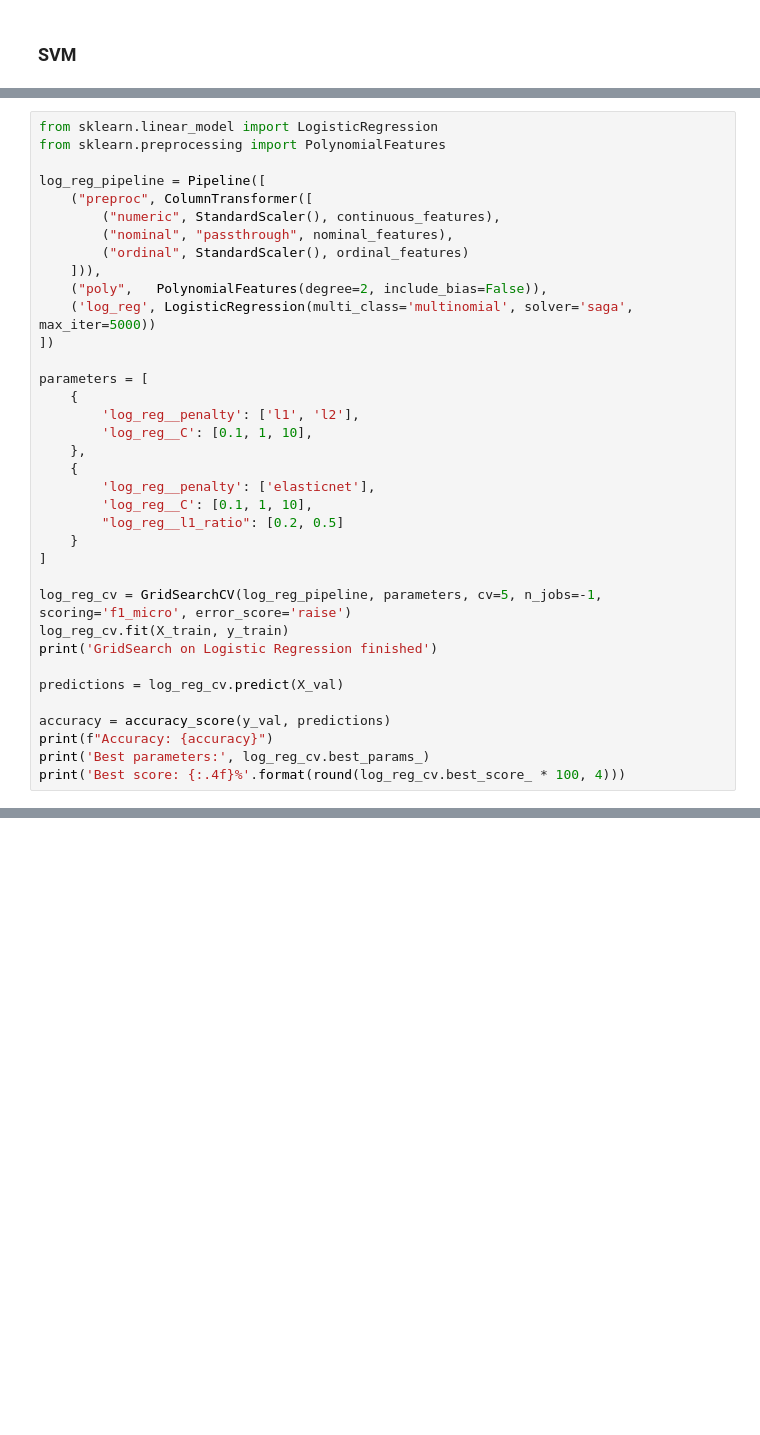
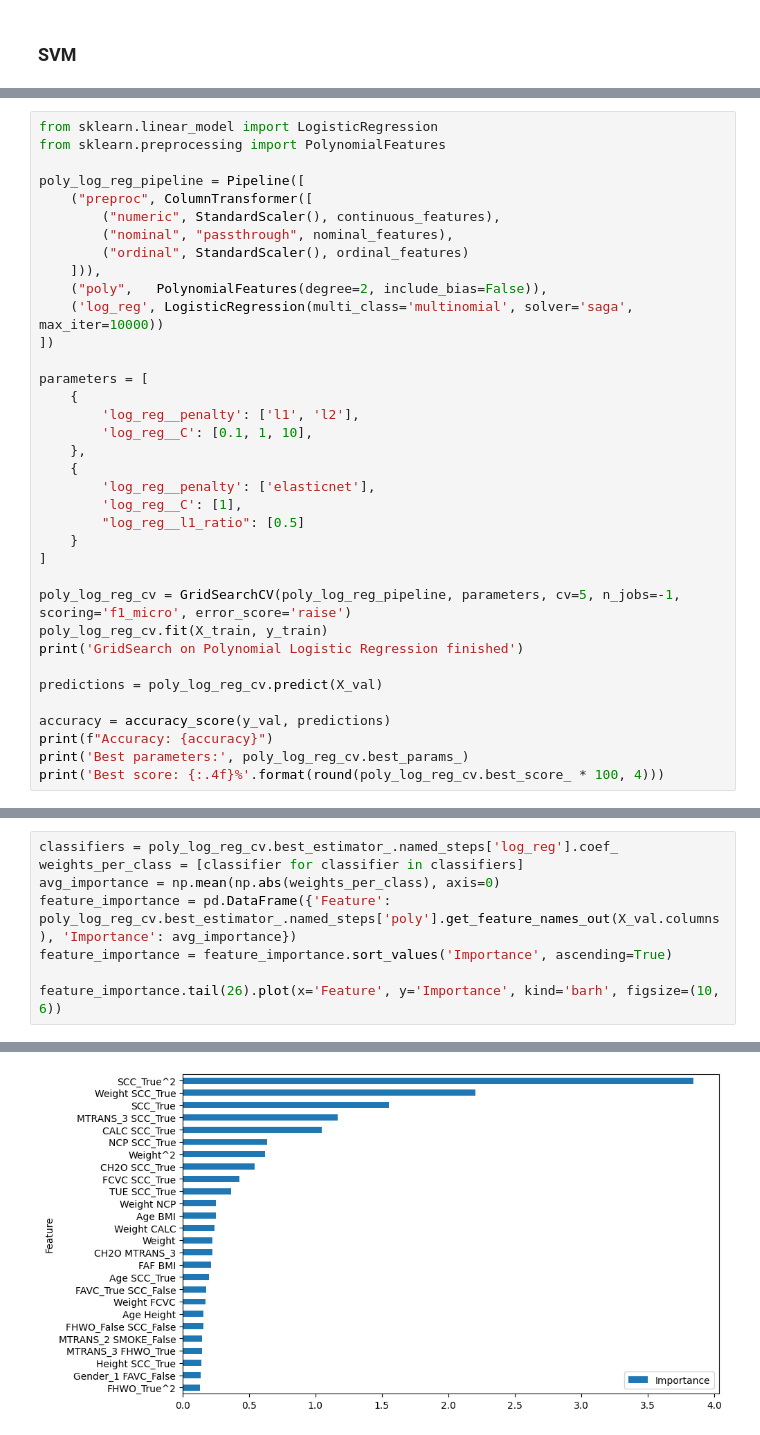
Before and after one commit to LorenzoColletta/DataIntensive, a Jupyter notebook: Data_Intensive_Project.ipynb, the cells around one changed output, grey strips where cells are left out. Drawn from its saved outputs; the diff is of its cells as text; blank space fills up the shorter version.

```diff
--- a/Data_Intensive_Project.ipynb
+++ b/Data_Intensive_Project.ipynb
@@ -791,14 +1005,14 @@ print('MSE: {}'.format(svm_mse))
 from sklearn.linear_model import LogisticRegression
 from sklearn.preprocessing import PolynomialFeatures
 
-log_reg_pipeline = Pipeline([
+poly_log_reg_pipeline = Pipeline([
     ("preproc", ColumnTransformer([
         ("numeric", StandardScaler(), continuous_features),
         ("nominal", "passthrough", nominal_features),
         ("ordinal", StandardScaler(), ordinal_features)
     ])),
     ("poly",   PolynomialFeatures(degree=2, include_bias=False)),
-    ('log_reg', LogisticRegression(multi_class='multinomial', solver='saga', max_iter=5000))
+    ('log_reg', LogisticRegression(multi_class='multinomial', solver='saga', max_iter=10000))
 ])
 
 parameters = [
@@ -808,18 +1022,18 @@ parameters = [
     },
     {
         'log_reg__penalty': ['elasticnet'],
-        'log_reg__C': [0.1, 1, 10],
-        "log_reg__l1_ratio": [0.2, 0.5]
+        'log_reg__C': [1],
+        "log_reg__l1_ratio": [0.5]
     }
 ]
 
-log_reg_cv = GridSearchCV(log_reg_pipeline, parameters, cv=5, n_jobs=-1, scoring='f1_micro', error_score='raise')
-log_reg_cv.fit(X_train, y_train)
-print('GridSearch on Logistic Regression finished')
+poly_log_reg_cv = GridSearchCV(poly_log_reg_pipeline, parameters, cv=5, n_jobs=-1, scoring='f1_micro', error_score='raise')
+poly_log_reg_cv.fit(X_train, y_train)
+print('GridSearch on Polynomial Logistic Regression finished')
 
-predictions = log_reg_cv.predict(X_val)
+predictions = poly_log_reg_cv.predict(X_val)
 
 accuracy = accuracy_score(y_val, predictions)
 print(f"Accuracy: {accuracy}")
-print('Best parameters:', log_reg_cv.best_params_)
-print('Best score: {:.4f}%'.format(round(log_reg_cv.best_score_ * 100, 4)))
+print('Best parameters:', poly_log_reg_cv.best_params_)
+print('Best score: {:.4f}%'.format(round(poly_log_reg_cv.best_score_ * 100, 4)))
@@ -825,0 +1060,9 @@ print('Best score: {:.4f}%'.format(round(log_reg_cv.best_score_ * 100, 4)))
+# %%
+classifiers = poly_log_reg_cv.best_estimator_.named_steps['log_reg'].coef_
+weights_per_class = [classifier for classifier in classifiers]
+avg_importance = np.mean(np.abs(weights_per_class), axis=0)
+feature_importance = pd.DataFrame({'Feature': poly_log_reg_cv.best_estimator_.named_steps['poly'].get_feature_names_out(X_val.columns), 'Importance': avg_importance})
+feature_importance = feature_importance.sort_values('Importance', ascending=True)
+
+feature_importance.tail(26).plot(x='Feature', y='Importance', kind='barh', figsize=(10, 6))
+# %% [output]
@@ -825,0 +1070 @@ print('Best score: {:.4f}%'.format(round(log_reg_cv.best_score_ * 100, 4)))
+[figure, added]
```
Also changed, not shown: parts of 64 cells of this notebook.
